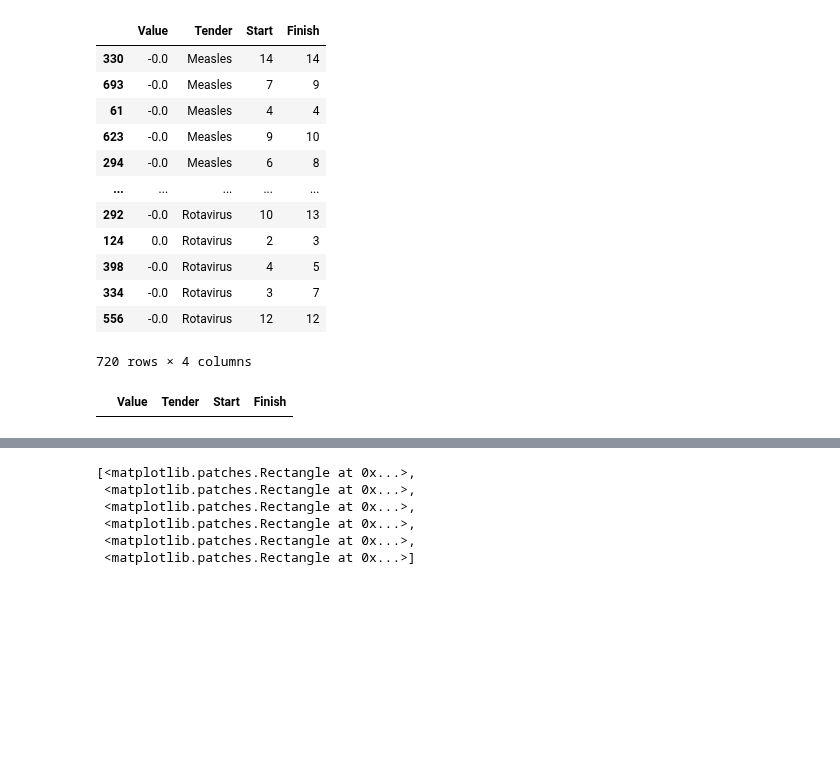
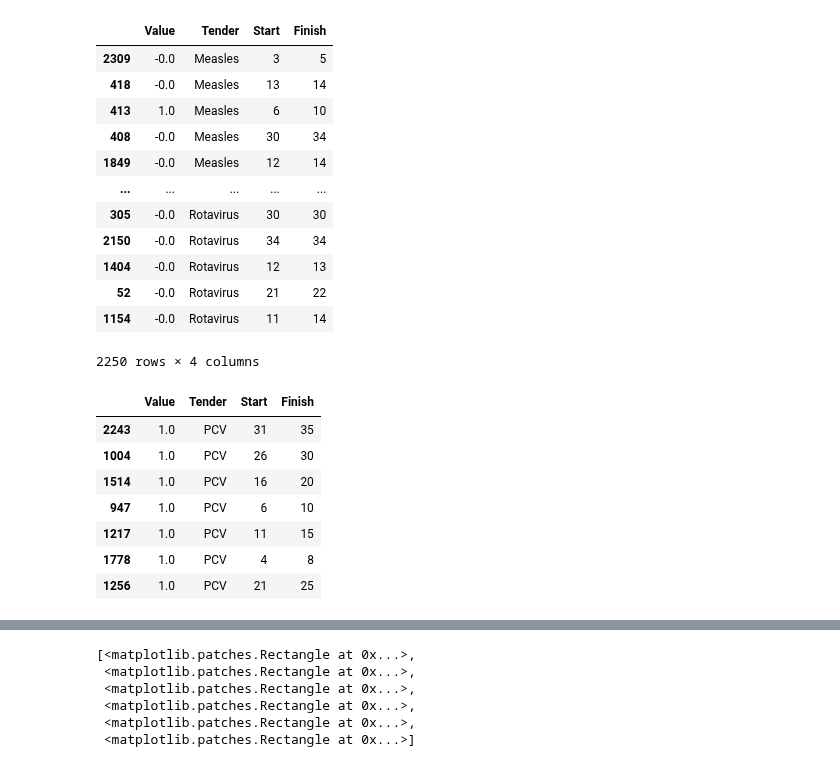
Before and after one commit to nuhorchak/Vaccine_Tender, a Jupyter notebook: horizon excursion/JSON/bar_chart.ipynb, the cells around one changed output, grey strips where cells are left out. Cells and saved outputs as stored; diff of their text form; code cells hidden in the pictures; blank space fills up the shorter version.

```diff
--- a/horizon excursion/JSON/bar_chart.ipynb
+++ b/horizon excursion/JSON/bar_chart.ipynb
@@ -59,7 +59,7 @@ color_groups = {
     "Rota": ["Rotavirus"],
 }
 # %%
-with open("Beta_sensitivity_1.json") as json_file:
+with open("Deterministic_results_F_Q_I_S_MMR_Penta_as_antigen.json") as json_file:
     F_results = json.load(json_file)
 
 start_DF = pd.read_excel("Starting_point.xlsx", sheet_name="F_start")
@@ -91,22 +91,29 @@ result_df = result_df.sort_values("Tender")
 result_df
 # %% [output]
 |  | Value | Tender | Start | Finish |
-| 330 | -0.0 | Measles | 14 | 14 |
-| 693 | -0.0 | Measles | 7 | 9 |
-| 61 | -0.0 | Measles | 4 | 4 |
-| 623 | -0.0 | Measles | 9 | 10 |
-| 294 | -0.0 | Measles | 6 | 8 |
+| 2309 | -0.0 | Measles | 3 | 5 |
+| 418 | -0.0 | Measles | 13 | 14 |
+| 413 | 1.0 | Measles | 6 | 10 |
+| 408 | -0.0 | Measles | 30 | 34 |
+| 1849 | -0.0 | Measles | 12 | 14 |
 | ... | ... | ... | ... | ... |
-| 292 | -0.0 | Rotavirus | 10 | 13 |
-| 124 | 0.0 | Rotavirus | 2 | 3 |
-| 398 | -0.0 | Rotavirus | 4 | 5 |
-| 334 | -0.0 | Rotavirus | 3 | 7 |
-| 556 | -0.0 | Rotavirus | 12 | 12 |
+| 305 | -0.0 | Rotavirus | 30 | 30 |
+| 2150 | -0.0 | Rotavirus | 34 | 34 |
+| 1404 | -0.0 | Rotavirus | 12 | 13 |
+| 52 | -0.0 | Rotavirus | 21 | 22 |
+| 1154 | -0.0 | Rotavirus | 11 | 14 |
-720 rows × 4 columns
+2250 rows × 4 columns
 # %%
-result_df[(result_df.Tender == "Penta") & (result_df.Value == 1)]
+result_df[(result_df.Tender == "PCV") & (result_df.Value == 1)]
 # %% [output]
 |  | Value | Tender | Start | Finish |
+| 2243 | 1.0 | PCV | 31 | 35 |
+| 1004 | 1.0 | PCV | 26 | 30 |
+| 1514 | 1.0 | PCV | 16 | 20 |
+| 947 | 1.0 | PCV | 6 | 10 |
+| 1217 | 1.0 | PCV | 11 | 15 |
+| 1778 | 1.0 | PCV | 4 | 8 |
+| 1256 | 1.0 | PCV | 21 | 25 |
 # %%
 # fig, ax = plt.subplots(figsize=(10, 5))
 fig, ax = plt.subplots(figsize=(12, 8))  # Adjust figure size
```
Also changed, not shown: parts of 1 cell of this notebook, 22 other files.
